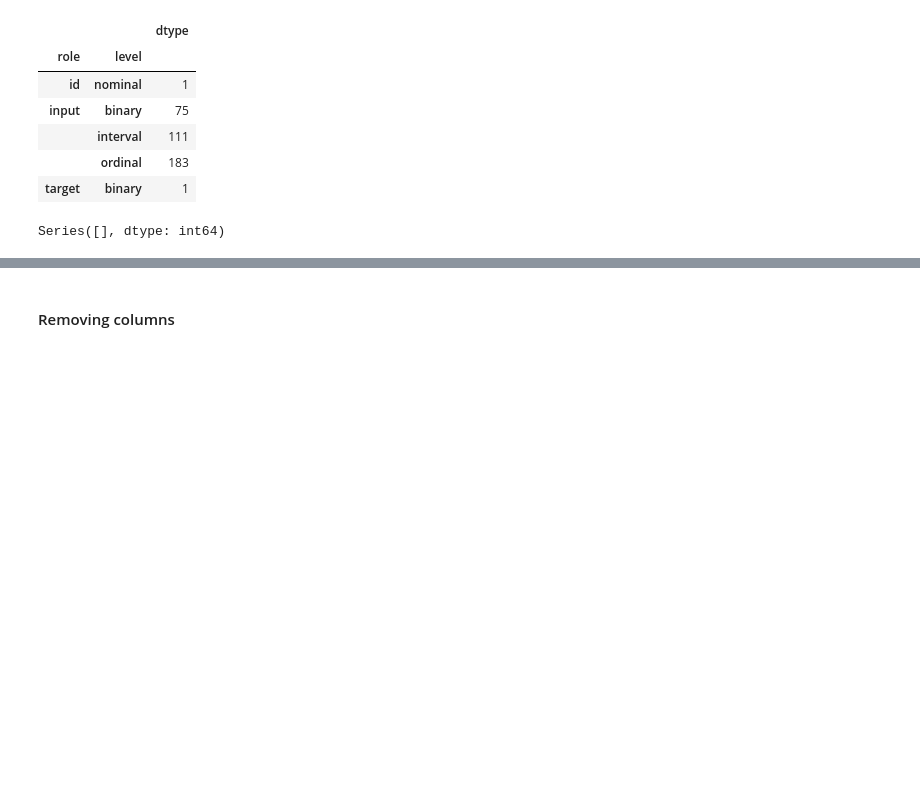
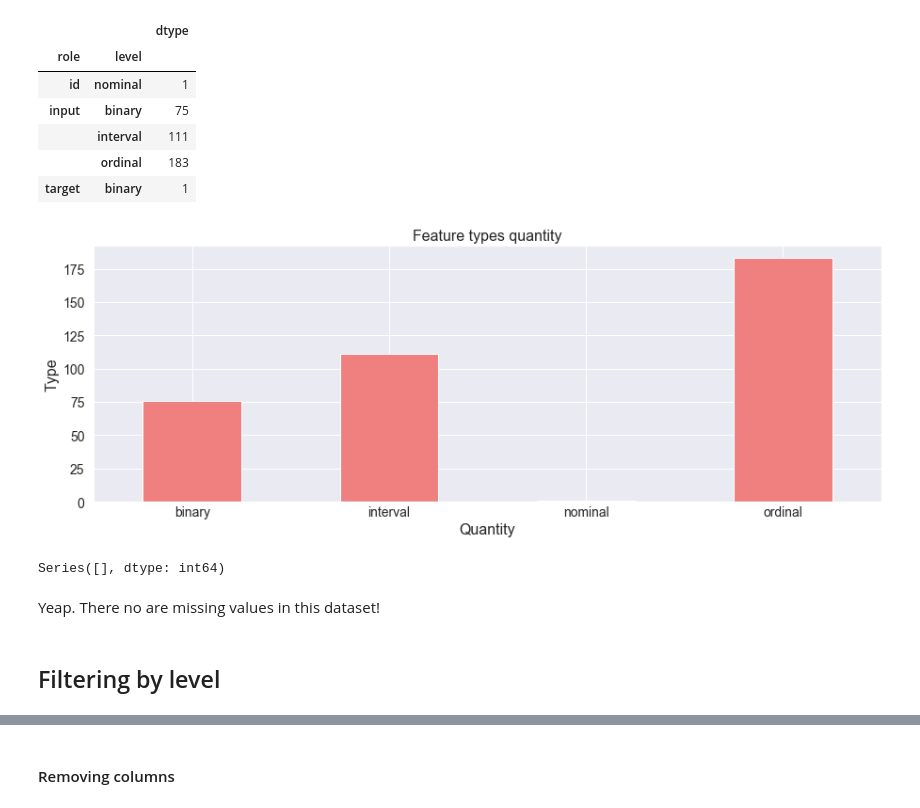
Before and after one commit to marcoayamada/santander_customer_satisfaction, a Jupyter notebook: eda.ipynb, the cells around one changed output, grey strips where cells are left out. Saved outputs shown, nothing was run; the diff lists cells and outputs as text; code cells hidden in the pictures; blank space fills up the shorter version.

```diff
--- a/eda.ipynb
+++ b/eda.ipynb
@@ -114,4 +152,10 @@ meta_data.groupby(['role','level']).agg({'dtype': lambda x: x.count()})
 |  | interval | 111 |
 |  | ordinal | 183 |
 | target | binary | 1 |
+# %%
+meta_data.groupby('level')['dtype'].count().plot(kind='bar', color='lightcoral')
+
+cfg_plot('Feature types quantity', 'Quantity', 'Type')
+# %% [output]
+[figure, added]
 # %%
@@ -121,0 +179,4 @@ Series([], dtype: int64)
+# %% [markdown]
+Yeap. There no are missing values in this dataset!
+# %% [markdown]
+## Filtering by level
```
Also changed, not shown: parts of 24 cells of this notebook.
